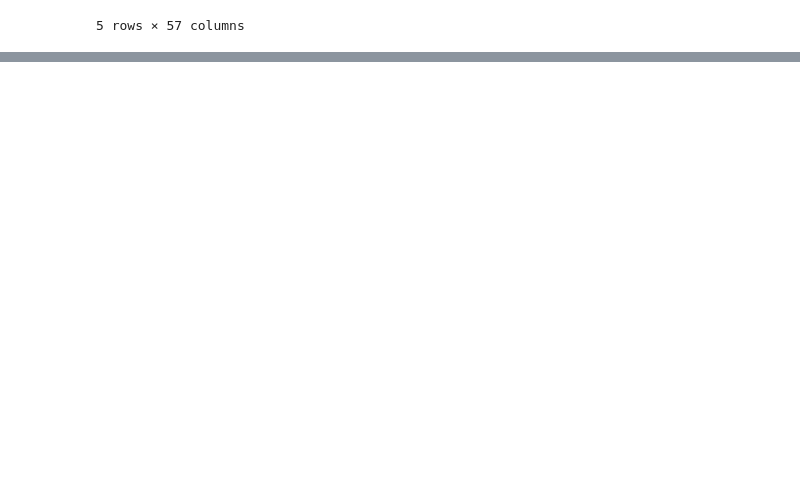
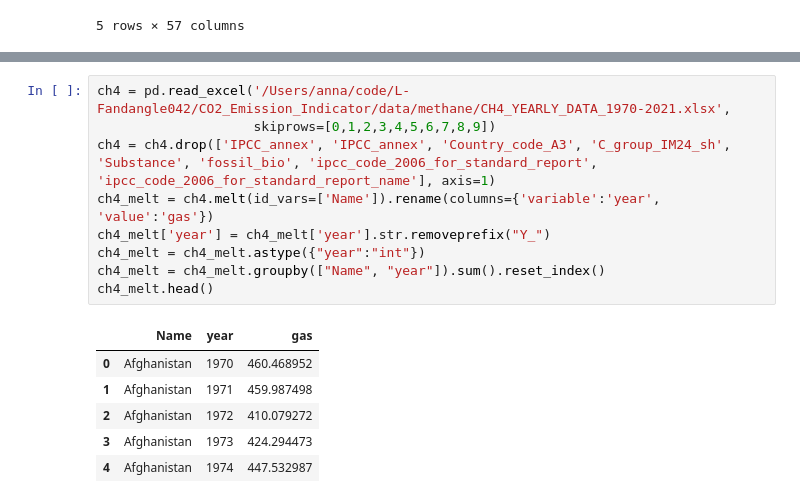
Before and after one commit to L-Fandangle042/CO2_Emission_Indicator_FE, a Jupyter notebook: sandbox.ipynb, the cells around one changed output, grey strips where cells are left out. Cells and saved outputs as stored; diff of their text form; blank space fills up the shorter version.

```diff
--- a/sandbox.ipynb
+++ b/sandbox.ipynb
@@ -72,0 +103,16 @@ df_region.head()
+# %%
+ch4 = pd.read_excel('/Users/anna/code/L-Fandangle042/CO2_Emission_Indicator/data/methane/CH4_YEARLY_DATA_1970-2021.xlsx',
+                    skiprows=[0,1,2,3,4,5,6,7,8,9])
+ch4 = ch4.drop(['IPCC_annex', 'IPCC_annex', 'Country_code_A3', 'C_group_IM24_sh', 'Substance', 'fossil_bio', 'ipcc_code_2006_for_standard_report', 'ipcc_code_2006_for_standard_report_name'], axis=1)
+ch4_melt = ch4.melt(id_vars=['Name']).rename(columns={'variable':'year', 'value':'gas'})
+ch4_melt['year'] = ch4_melt['year'].str.removeprefix("Y_")
+ch4_melt = ch4_melt.astype({"year":"int"})
+ch4_melt = ch4_melt.groupby(["Name", "year"]).sum().reset_index()
+ch4_melt.head()
+# %% [output]
+|  | Name | year | gas |
+| 0 | Afghanistan | 1970 | 460.468952 |
+| 1 | Afghanistan | 1971 | 459.987498 |
+| 2 | Afghanistan | 1972 | 410.079272 |
+| 3 | Afghanistan | 1973 | 424.294473 |
+| 4 | Afghanistan | 1974 | 447.532987 |
```
Also changed, not shown: parts of 7 cells of this notebook, 4 other files.
